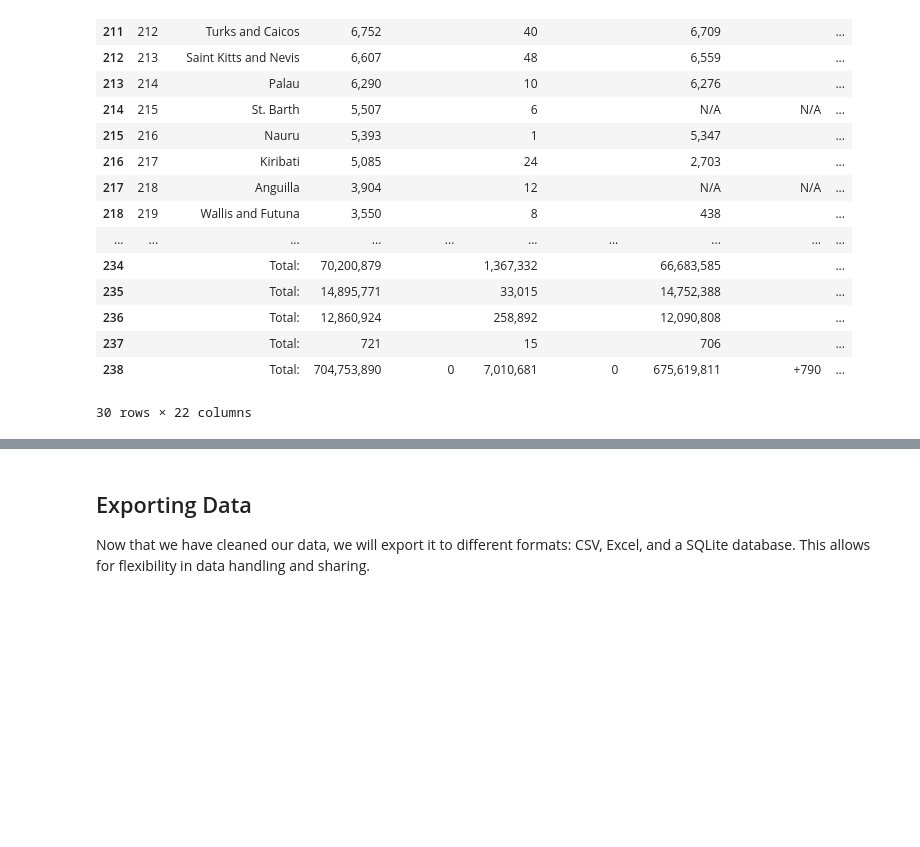
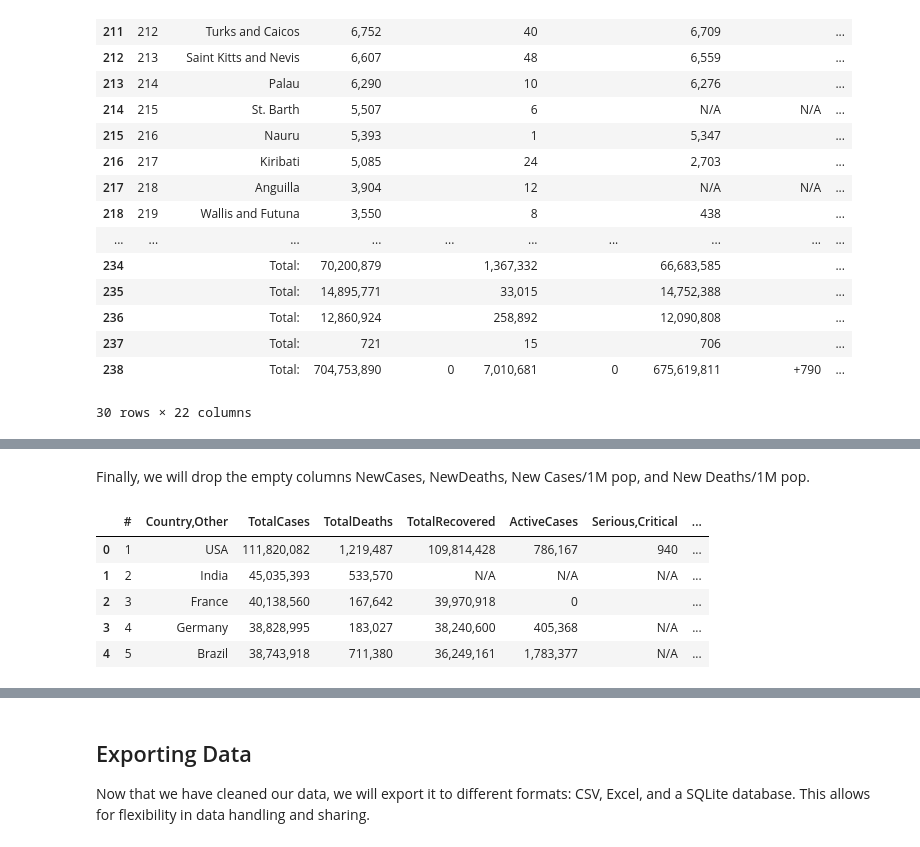
Before and after one commit to ujjwaltyagi2000/python-practice-corey, a Jupyter notebook: 16-beautiful_soup_example.ipynb, the cells around one changed output, grey strips where cells are left out. Saved outputs shown, nothing was run; the diff lists cells and outputs as text; code cells hidden in the pictures; blank space fills up the shorter version.

```diff
--- a/16-beautiful_soup_example.ipynb
+++ b/16-beautiful_soup_example.ipynb
@@ -189,0 +197,13 @@ df.drop(index = range(230,239))
+# %% [markdown]
+Finally, we will drop the empty columns NewCases, NewDeaths, New Cases/1M pop, and New Deaths/1M pop.
+# %%
+# Drop the specified columns
+df = df.drop(columns=['NewCases', 'NewDeaths','NewRecovered', 'New Cases/1M pop', 'New Deaths/1M pop'])
+df.head()
+# %% [output]
+|  | # | Country,Other | TotalCases | TotalDeaths | TotalRecovered | ActiveCases | Serious,Critical | ... |
+| 0 | 1 | USA | 111,820,082 | 1,219,487 | 109,814,428 | 786,167 | 940 | ... |
+| 1 | 2 | India | 45,035,393 | 533,570 | N/A | N/A | N/A | ... |
+| 2 | 3 | France | 40,138,560 | 167,642 | 39,970,918 | 0 |  | ... |
+| 3 | 4 | Germany | 38,828,995 | 183,027 | 38,240,600 | 405,368 | N/A | ... |
+| 4 | 5 | Brazil | 38,743,918 | 711,380 | 36,249,161 | 1,783,377 | N/A | ... |
```
Also changed, not shown: parts of 4 cells of this notebook, 3 other files.
